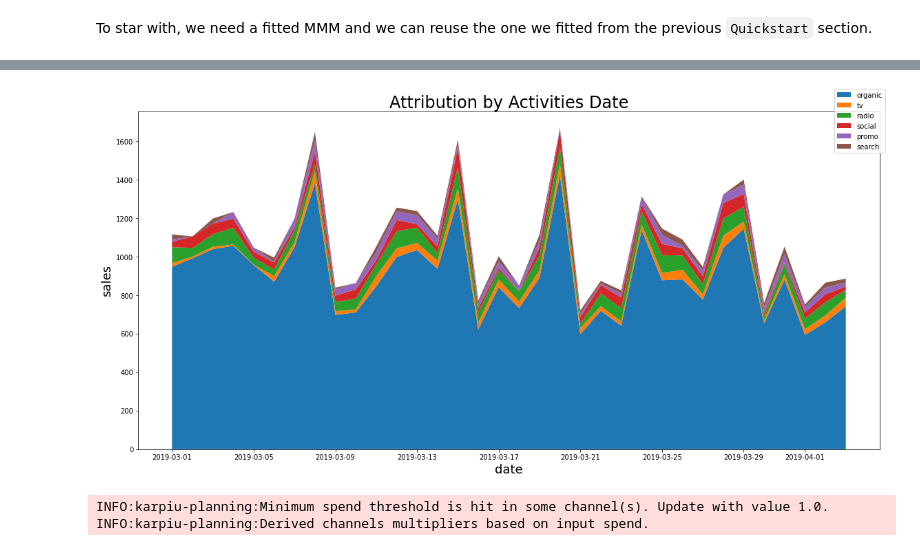
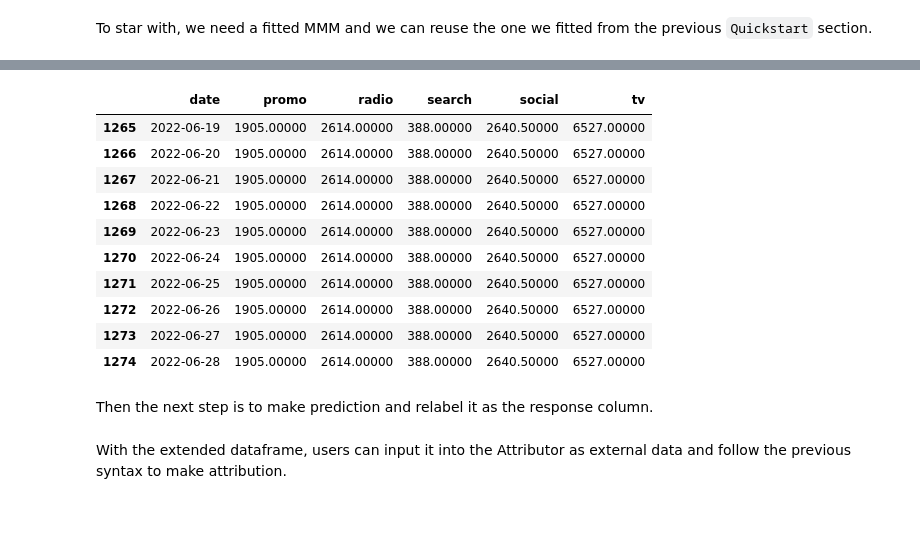
Before and after one commit to edwinnglabs/karpiu, a Jupyter notebook: docs/examples/attribution.ipynb, the cells around one changed output, grey strips where cells are left out. Cells and saved outputs as stored; diff of their text form; code cells hidden in the pictures; blank space fills up the shorter version.

```diff
--- a/docs/examples/attribution.ipynb
+++ b/docs/examples/attribution.ipynb
@@ -70,0 +86,22 @@ from karpiu.explainability import Attributor
+# %%
+from karpiu.utils import extend_ts_features
+
+N_PERIODS = 180
+df = mmm.get_raw_df()
+extended_df = df[['date'] + spend_cols]
+extended_df = extend_ts_features(extended_df, n_periods=N_PERIODS, date_col='date', rolling_window=30)
+extended_df.tail(10)
+# %% [output]
+|  | date | promo | radio | search | social | tv |
+| 1265 | 2022-06-19 | 1905.00000 | 2614.00000 | 388.00000 | 2640.50000 | 6527.00000 |
+| 1266 | 2022-06-20 | 1905.00000 | 2614.00000 | 388.00000 | 2640.50000 | 6527.00000 |
+| 1267 | 2022-06-21 | 1905.00000 | 2614.00000 | 388.00000 | 2640.50000 | 6527.00000 |
+| 1268 | 2022-06-22 | 1905.00000 | 2614.00000 | 388.00000 | 2640.50000 | 6527.00000 |
+| 1269 | 2022-06-23 | 1905.00000 | 2614.00000 | 388.00000 | 2640.50000 | 6527.00000 |
+| 1270 | 2022-06-24 | 1905.00000 | 2614.00000 | 388.00000 | 2640.50000 | 6527.00000 |
+| 1271 | 2022-06-25 | 1905.00000 | 2614.00000 | 388.00000 | 2640.50000 | 6527.00000 |
+| 1272 | 2022-06-26 | 1905.00000 | 2614.00000 | 388.00000 | 2640.50000 | 6527.00000 |
+| 1273 | 2022-06-27 | 1905.00000 | 2614.00000 | 388.00000 | 2640.50000 | 6527.00000 |
+| 1274 | 2022-06-28 | 1905.00000 | 2614.00000 | 388.00000 | 2640.50000 | 6527.00000 |
+# %% [markdown]
+Then the next step is to make prediction and relabel it as the response column.
@@ -71 +112,3 @@ from karpiu.explainability import Attributor
+# %% [markdown]
+With the extended dataframe, users can input it into the Attributor as external data and follow the previous syntax to make attribution.
 # %%
@@ -76,14 +119,0 @@ activities_attr_df, spend_attr_df, spend_df, cost_df = attributor.make_attributi
-# %%
-fig, ax = plt.subplots(1, 1, figsize=(16, 8))
-ax.stackplot(
-    activities_attr_df['date'].values,
-    activities_attr_df[['organic'] + paid_channels].values.transpose(),
-    labels=['organic'] + paid_channels
-)
-ax.set_title("Attribution by Activities Date", fontdict={'fontsize': 24})
-ax.set_xlabel("date", fontdict={'fontsize': 18})
-ax.set_ylabel("sales", fontdict={'fontsize': 18})
-fig.legend()
-fig.tight_layout();
-# %% [output]
-[figure, removed]
@@ -92,13 +119,0 @@ from karpiu.planning import CostCurves
-# %%
-cc = CostCurves(
-    model=mmm,
-    curve_type='individual',
-    n_steps=50,
-    channels=paid_channels,
-    spend_start=ATTR_START,
-    spend_end=ATTR_END,
-)
-cc.generate_cost_curves()
-# %% [output]
-INFO:karpiu-planning:Minimum spend threshold is hit in some channel(s). Update with value 1.0.
-INFO:karpiu-planning:Derived channels multipliers based on input spend.
```
Also changed, not shown: parts of 21 cells of this notebook.
